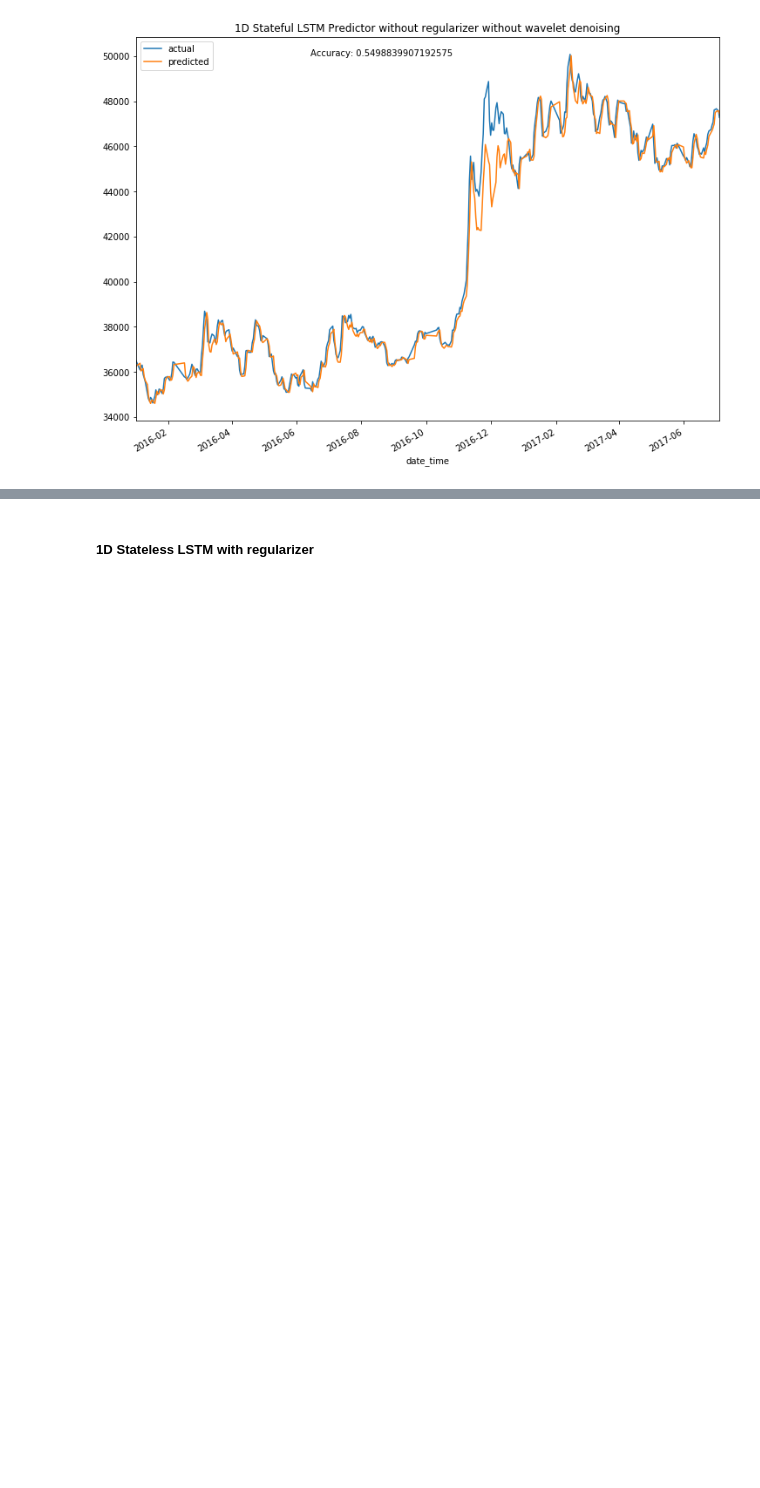
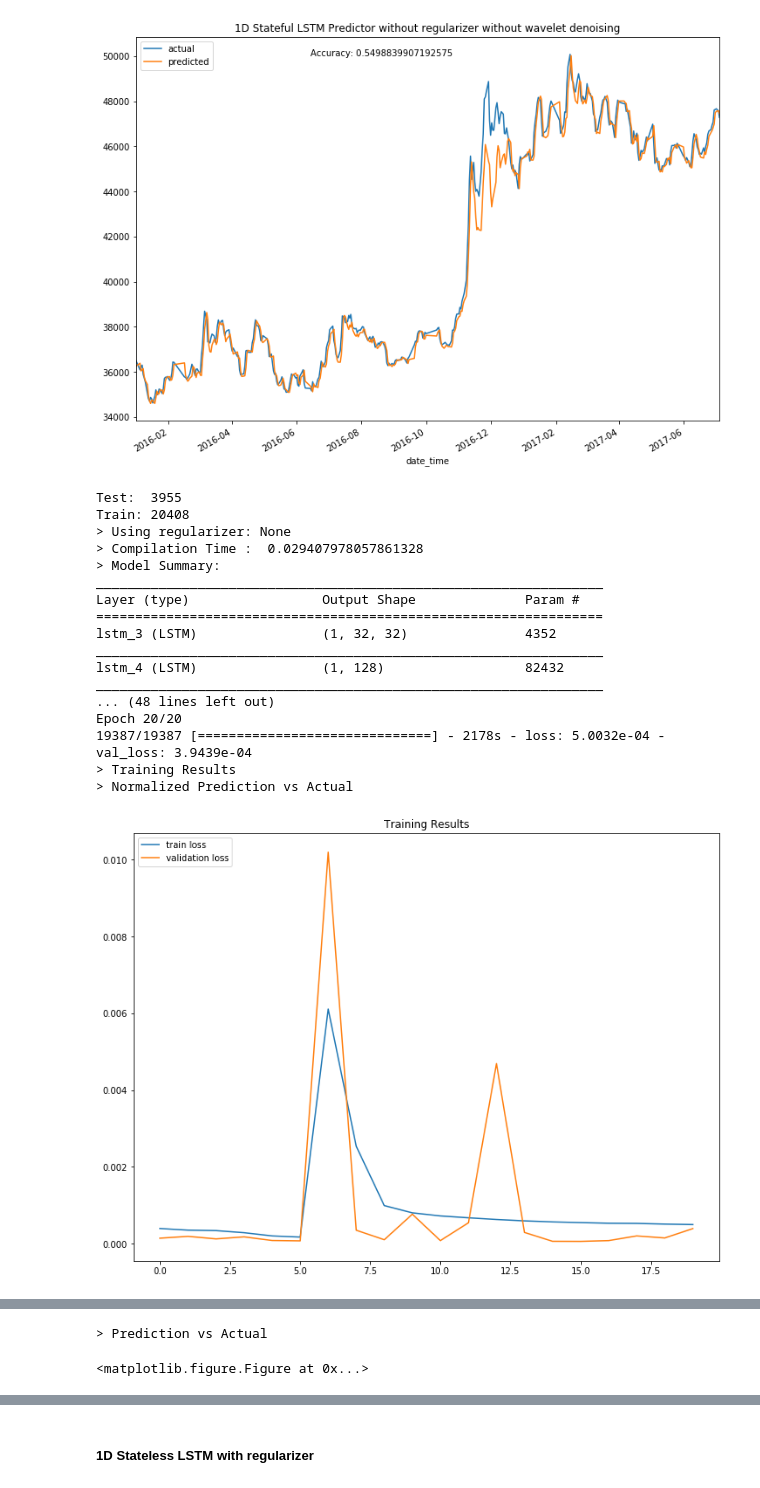
Before and after one commit to chinux23/NeuralNetworkAsTradingStrategy, a Jupyter notebook: Stateful Multi-Interval Wavelet Predictor.ipynb, the cells around one changed output, grey strips where cells are left out. Cells and saved outputs as stored; diff of their text form; code cells hidden in the pictures; blank space fills up the shorter version.

Commit message:
Upload Stateful LSTM.

```diff
--- a/Stateful Multi-Interval Wavelet Predictor.ipynb
+++ b/Stateful Multi-Interval Wavelet Predictor.ipynb
@@ -410,0 +407,28 @@ Epoch 20/20
+# %%
+# Stateful LSTM 1 hour
+look_back = 32
+model, history, actual, predicted = WaveletPredictor(
+    time_interval="1H",
+    epochs=20,
+    LSTM_Stateful=True,
+    network_structure=[1, look_back, 128, 1],
+    look_back=look_back)
+# %% [output]
+Test:  3955
+Train: 20408
+> Using regularizer: None
+> Compilation Time :  0.029407978057861328
+> Model Summary:
+_________________________________________________________________
+Layer (type)                 Output Shape              Param #
+=================================================================
+lstm_3 (LSTM)                (1, 32, 32)               4352
+_________________________________________________________________
+lstm_4 (LSTM)                (1, 128)                  82432
+_________________________________________________________________
+... (48 lines left out)
+Epoch 20/20
+19387/19387 [==============================] - 2178s - loss: 5.0032e-04 - val_loss: 3.9439e-04
+> Training Results
+> Normalized Prediction vs Actual
+[figure, added]
@@ -410,0 +436,2 @@ Epoch 20/20
+> Prediction vs Actual
+<matplotlib.figure.Figure at 0x...>
```
Also changed, not shown: parts of 4 cells of this notebook.
